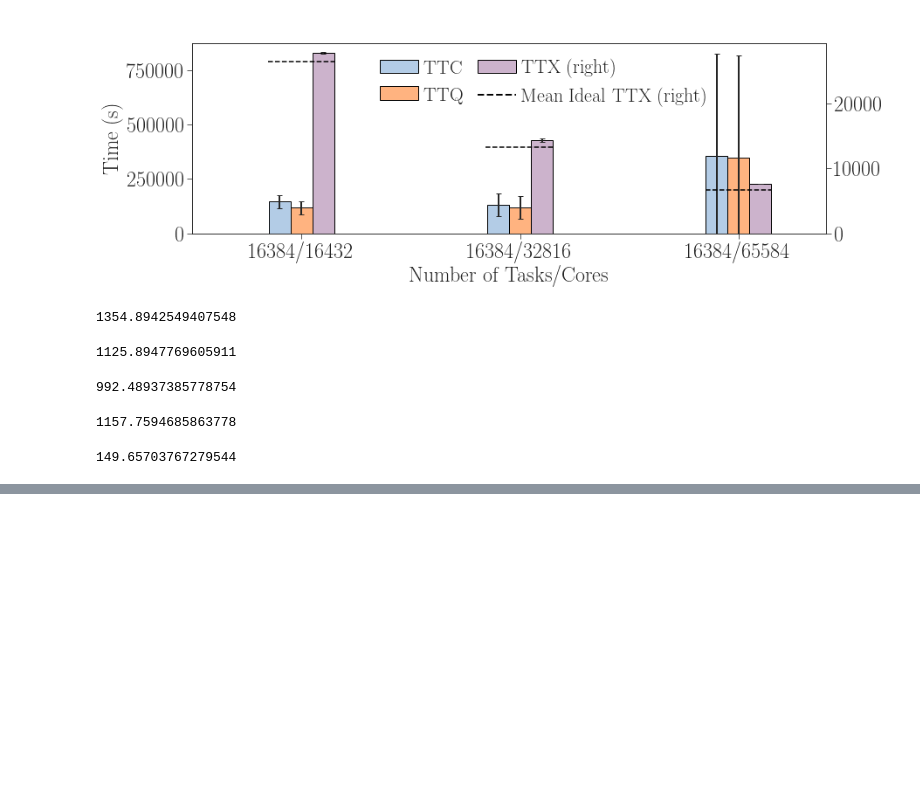
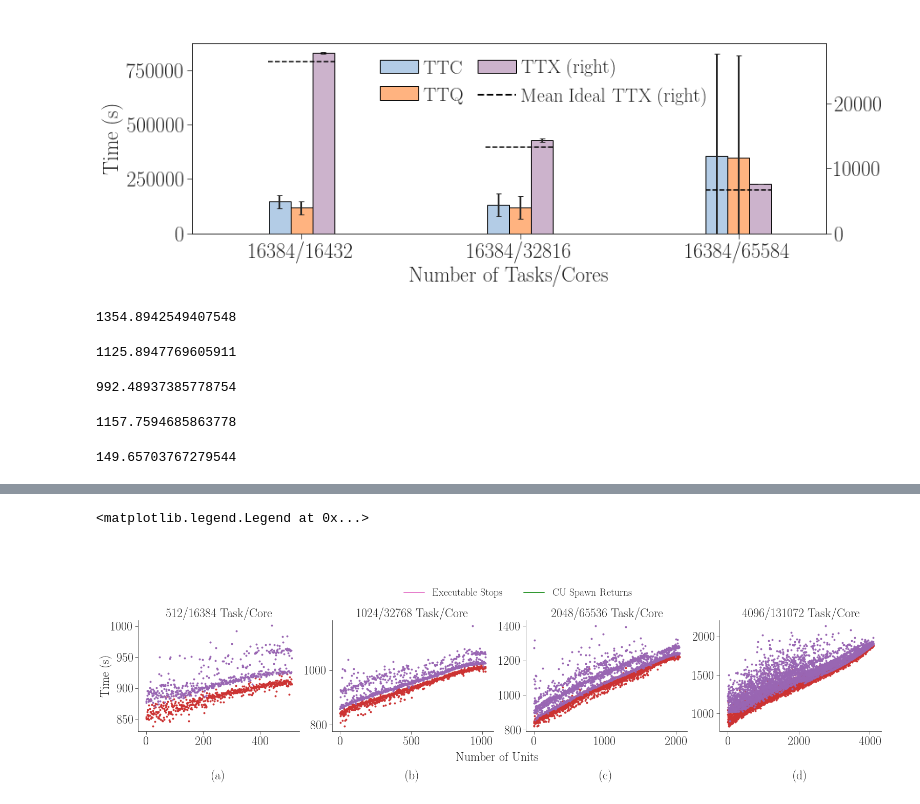
Before and after one commit to radical-experiments/rp.paper, a Jupyter notebook: analysis/rp_paper_plots.ipynb, the cells around one changed output, grey strips where cells are left out. Drawn from its saved outputs; the diff is of its cells as text; code cells hidden in the pictures; blank space fills up the shorter version.

```diff
--- a/analysis/rp_paper_plots.ipynb
+++ b/analysis/rp_paper_plots.ipynb
@@ -521,0 +591,67 @@ plt.savefig('figures/screen_titan_rp_synapse_weak_scaling_events_timeline_horizo
+# %%
+nunits = [512, 1024, 2048, 4096]
+fwidth = 26
+fhight = 4
+fig, axarr = plt.subplots(1, len(nunits), sharex='col', figsize=(fwidth,fhight))#, sharey='row')
+
+i = 0
+j = 'a'
+for nunit in nunits:
+    session  = ws_sras[nunit][0]
+
+    # Get events and order them by Scheduling
+    df = get_df_unit_events(session)
+    df = df.sort_values(by='Scheduler Queues CU')
+    df = df.reset_index(drop=True)
+    df = df[['Scheduler Starts Schedule',
+             'Executable Stops',
+             'CU Spawn Returns']]
+    df = df.dropna(axis=1, how='all')
+    df = df.sub(df['Scheduler Starts Schedule'][0])
+
+    # Set axes properties
+    ax = axarr[i]
+    ax.spines["top"].set_visible(False)
+    ax.spines["right"].set_visible(False)
+    ax.get_xaxis().tick_bottom()
+    ax.get_yaxis().tick_left()
+    ax.title.set_text('%s/%s Task/Core' % (nunit, nunit*32))
+
+    # Plot data
+    ax.scatter(df['Executable Stops'].index,
+                df['Executable Stops'],
+                marker='.',
+                color=tableau20[6]) # CU script [orterun spawner]
+
+    ax.scatter(df['CU Spawn Returns'].index,
+                df['CU Spawn Returns'],
+                marker='.',
+                color=tableau20[8]) # CU script [orterun spawner]
+
+    # Add subfigure label and increment counters
+    ax.set_xlabel('(%s)' % j, labelpad=45)
+    i = i+1
+    j = chr(ord(j) + 1)
+
+# Add common axes lables
+fig.text(0.085, 0.5, 'Time (s)', va='center', rotation='vertical', fontsize=24)
+fig.text(0.5, -0.08, 'Number of Units', ha='center', fontsize=24)
+
+# Add common legend with f* proxy artists (https://matplotlib.org/users/legend_guide.html)
+fig.legend((
+                mpl.lines.Line2D([], [], color=tableau20[12]),
+                mpl.lines.Line2D([], [], color=tableau20[4] )
+           ),
+           (
+                'Executable Stops',
+                'CU Spawn Returns'
+           ),
+           'upper center',
+           bbox_to_anchor=(0.44, 1.4),
+           fontsize=20,
+           ncol=6)
+
+#plt.savefig('figures/titan_synapse_strong_scaling_orte_spawning.pdf', dpi=300, bbox_inches='tight')
+# %% [output]
+<matplotlib.legend.Legend at 0x...>
+[figure, added]
```
Also changed, not shown: parts of 19 cells of this notebook, 10 other files.
